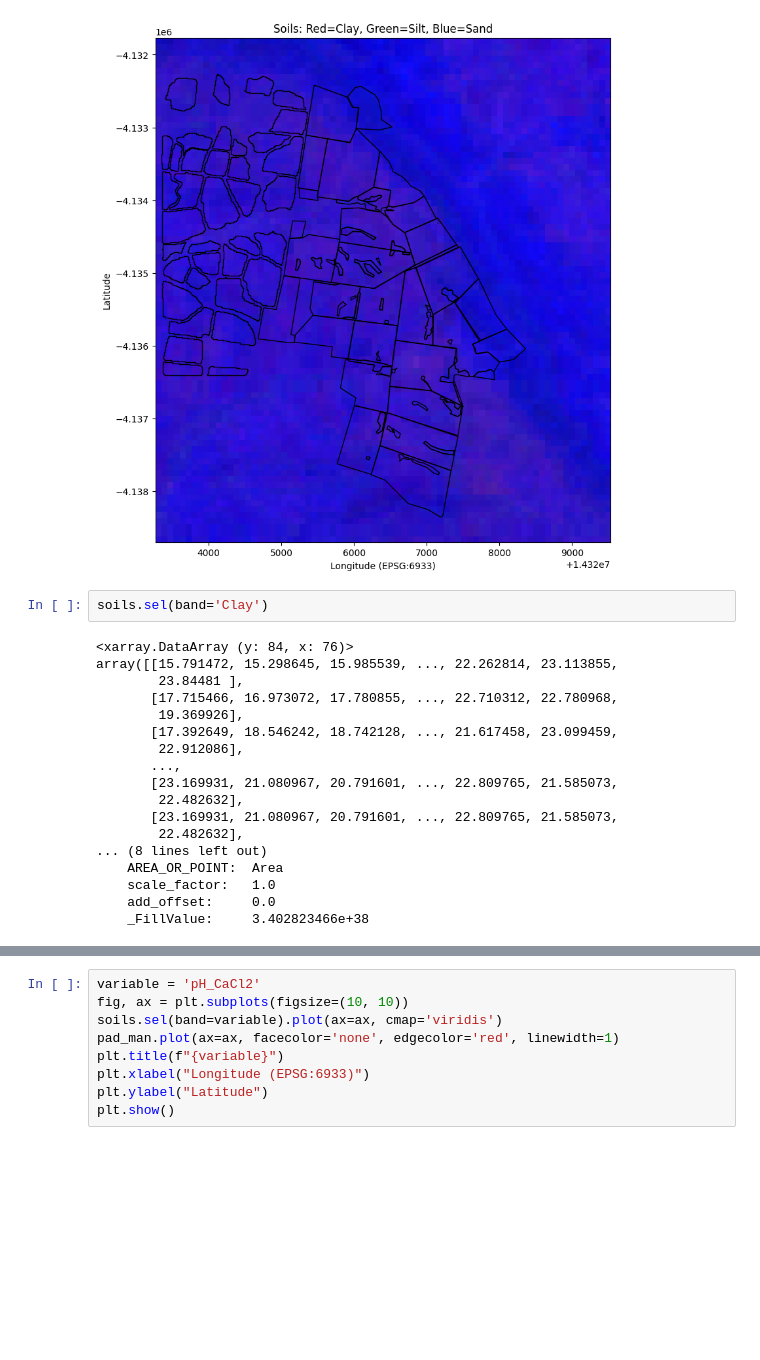
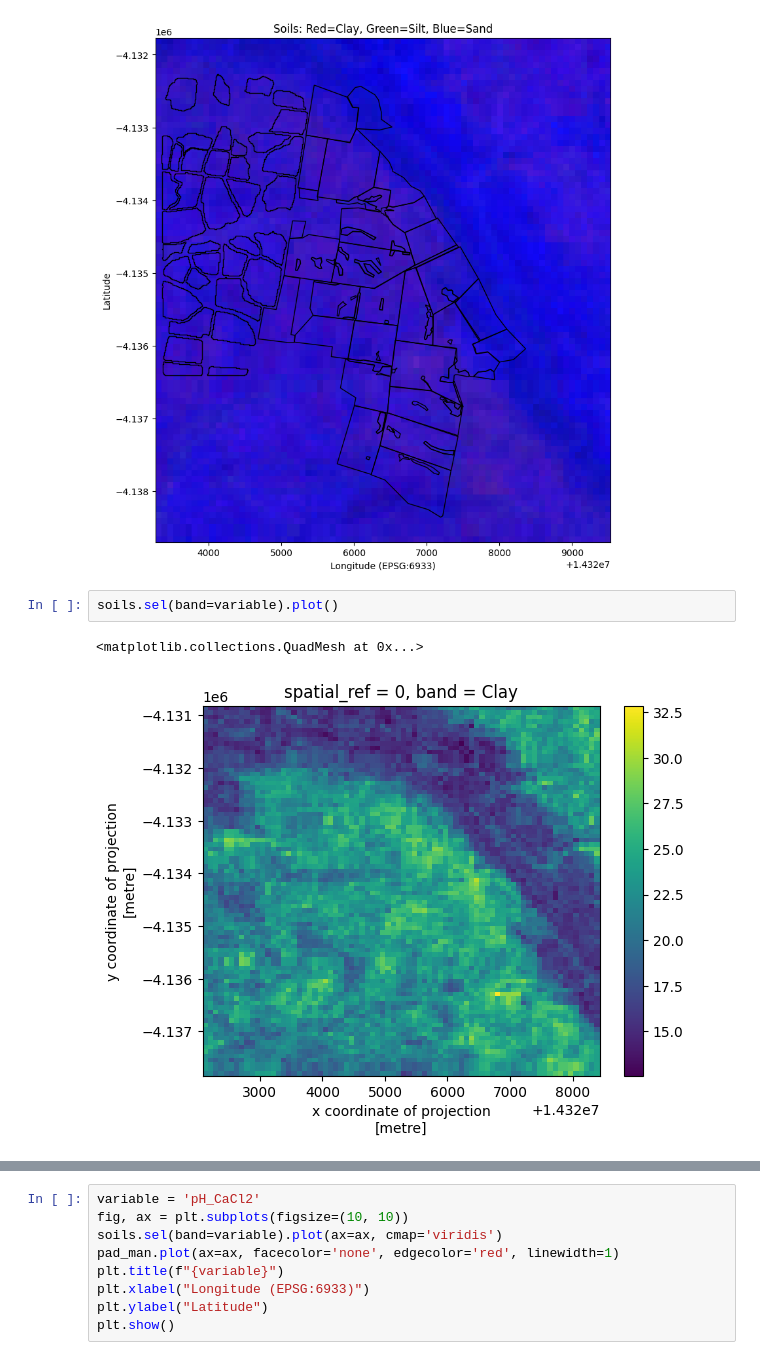
Before and after one commit to johnburley3000/PaddockTS, a Jupyter notebook: Notebooks/Milgadara_fractional_cover.ipynb, the cells around one changed output, grey strips where cells are left out. Drawn from its saved outputs; the diff is of its cells as text; blank space fills up the shorter version.

```diff
--- a/Notebooks/Milgadara_fractional_cover.ipynb
+++ b/Notebooks/Milgadara_fractional_cover.ipynb
@@ -348,23 +312,8 @@ plt.ylabel("Latitude")
 plt.show()
 # %% [output]
 [figure]
-# %%
-soils.sel(band='Clay')
-# %% [output]
-<xarray.DataArray (y: 84, x: 76)>
-array([[15.791472, 15.298645, 15.985539, ..., 22.262814, 23.113855,
-        23.84481 ],
-       [17.715466, 16.973072, 17.780855, ..., 22.710312, 22.780968,
-        19.369926],
-       [17.392649, 18.546242, 18.742128, ..., 21.617458, 23.099459,
-        22.912086],
-       ...,
-       [23.169931, 21.080967, 20.791601, ..., 22.809765, 21.585073,
-        22.482632],
-       [23.169931, 21.080967, 20.791601, ..., 22.809765, 21.585073,
-        22.482632],
-... (8 lines left out)
-    AREA_OR_POINT:  Area
-    scale_factor:   1.0
-    add_offset:     0.0
-    _FillValue:     3.402823466e+38
+# %%
+soils.sel(band=variable).plot()
+# %% [output]
+<matplotlib.collections.QuadMesh at 0x...>
+[figure, added]
```
Also changed, not shown: parts of 27 cells of this notebook.
